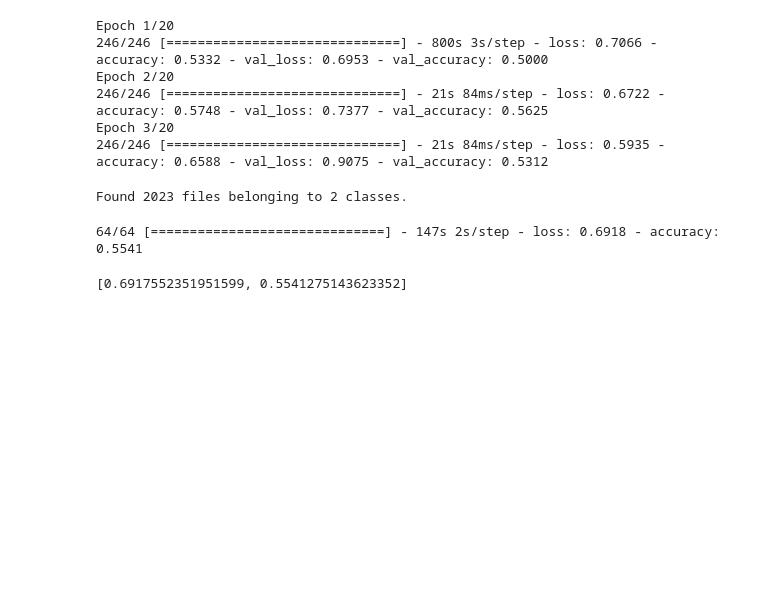
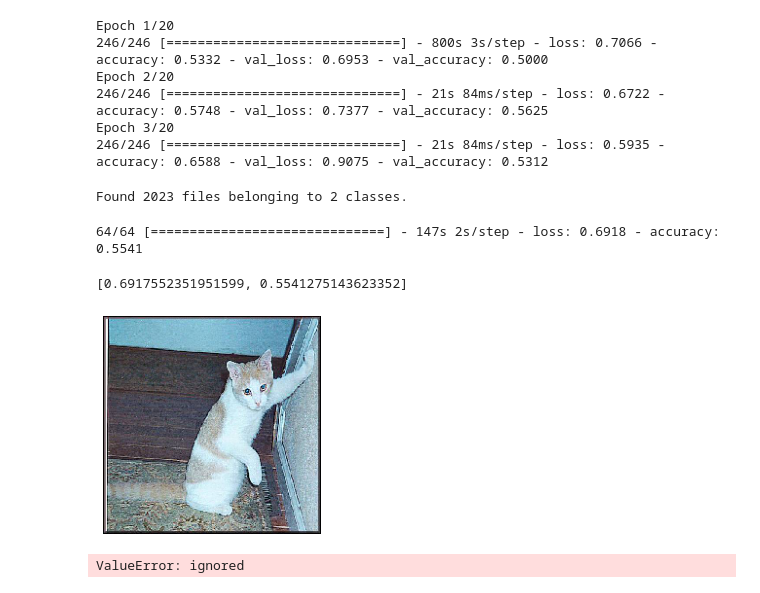
Before and after one commit to drawcodeboy/Cat_n_Dog_Classification, a Jupyter notebook: cat_vs_dog.ipynb, the cells around one changed output. Drawn from its saved outputs; the diff is of its cells as text; code cells hidden in the pictures; blank space fills up the shorter version.

```diff
--- a/cat_vs_dog.ipynb
+++ b/cat_vs_dog.ipynb
@@ -296,3 +296,19 @@ eval = model.evaluate(test_ds)
 print(eval)
 # %% [output]
 [0.6917552351951599, 0.5541275143623352]
+# %%
+from tensorflow.keras.preprocessing import image
+
+sample_path = '/content/drive/MyDrive/test_set/test_set/cats/cat.4001.jpg'
+sample_img = image.load_img(sample_path, target_size=(224, 224, 3))
+sample_img = np.array(sample_img)
+
+plt.imshow(sample_img)
+plt.axis('off')
+plt.show()
+# %% [output]
+[figure, added]
+# %%
+model.predict([sample_img])
+# %% [output]
+ValueError: ignored
```
